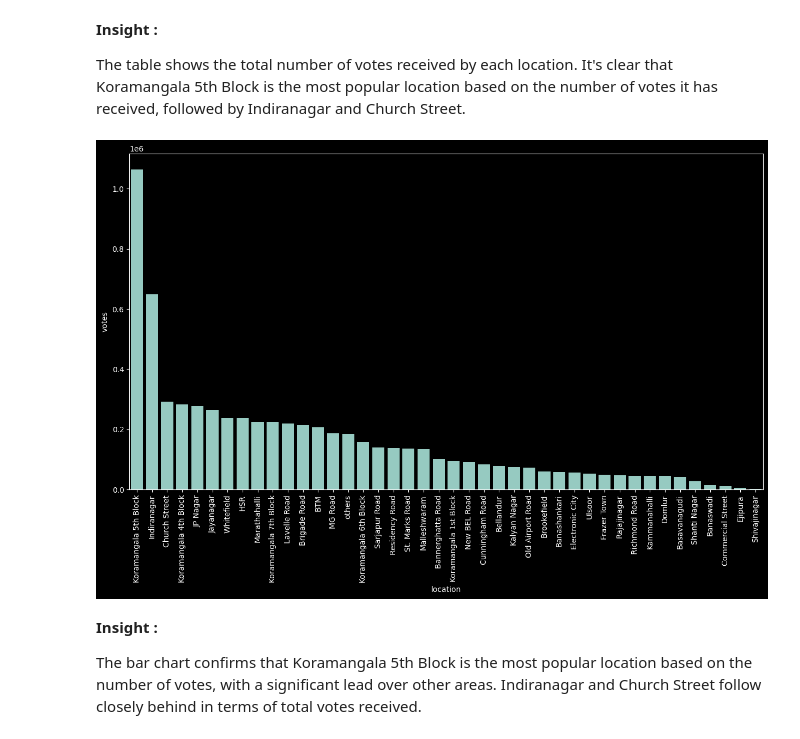
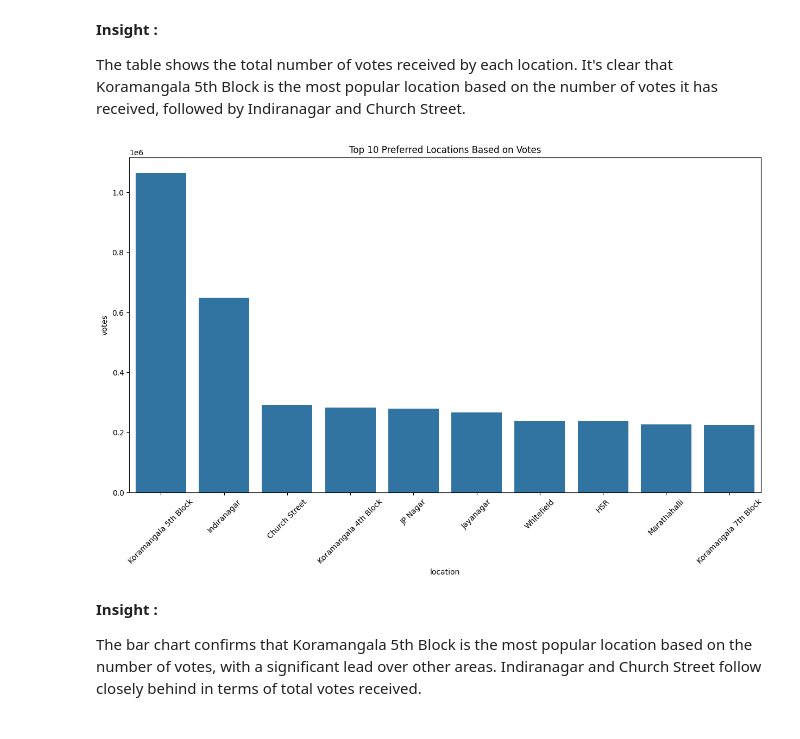
Before and after one commit to Akansha2401/Sprint1, a Jupyter notebook: Zomata_dataset_analysis_pythoncode.ipynb, the cells around one changed output. Cells and saved outputs as stored; diff of their text form; code cells hidden in the pictures.

Commit message:
visualchanges

```diff
--- a/Zomata_dataset_analysis_pythoncode.ipynb
+++ b/Zomata_dataset_analysis_pythoncode.ipynb
@@ -126,13 +126,21 @@ Installing necessary libraries for data manipulation and visualization
 # %% [markdown]
 # *Import necessary packages*
 # %%
-# Importing the necessary packages for data manipulation and visualisation
+# Importing the necessary packages for data manipulation and visualization
 import pandas as pd   # Data Manipulation
 import matplotlib.pyplot as plt   # Data Visualization
 import numpy as np   # Mathematical Calculation
 import seaborn as sns   # Advanced Data Visualization based on matplotlib
 import sidetable as stb   # Extends pandas with additional summary tables
-plt.style.use('dark_background') #The theme of the plot has been set to dark background
+
+# Set a light background manually
+plt.rcParams.update({
+    'axes.facecolor': 'white',    # Background color of the plot
+    'axes.edgecolor': 'black',    # Color of the border lines
+    'grid.color': 'lightgray',    # Gridline color
+    'grid.linestyle': '-',        # Gridline style
+    'grid.alpha': 0.7             # Gridline transparency
+})
 # %% [markdown]
 **Insight**
 Imported all necessary packages
@@ -977,20 +1034,26 @@ See the caveats in the documentation: https://pandas.pydata.org/pandas-docs/stab
 
 The table shows the total number of votes received by each location. It's clear that Koramangala 5th Block is the most popular location based on the number of votes it has received, followed by Indiranagar and Church Street.
 # %%
+# Sort df5 by 'votes' in descending order and select the top 10 locations
+df5_top10 = df5.sort_values(by='votes', ascending=False).head(10)
+
 # Set the figure size to 15x8 for a wider display
 plt.figure(figsize=(15, 8))
 
 # Create a bar plot for the total votes by location
-# Use df5.index for x-axis (locations) and df5['votes'] for y-axis (total votes)
-sns.barplot(x=df5.index, y=df5['votes'])
+# Use df5_top10.index for x-axis (locations) and df5_top10['votes'] for y-axis (total votes)
+sns.barplot(x=df5_top10.index, y=df5_top10['votes'])
 
 # Rotate the x-axis labels by 90 degrees for better readability
-plt.xticks(rotation=90)
+plt.xticks(rotation=45)
+
+# Set the title for the bar plot
+plt.title('Top 10 Preferred Locations Based on Votes')
 
 # Display the plot
 plt.show()
 # %% [output]
-[figure, old version]
+[figure, new version]
 # %% [markdown]
 **Insight :**
 
```
Also changed, not shown: parts of 9 cells of this notebook, 3 other files.
